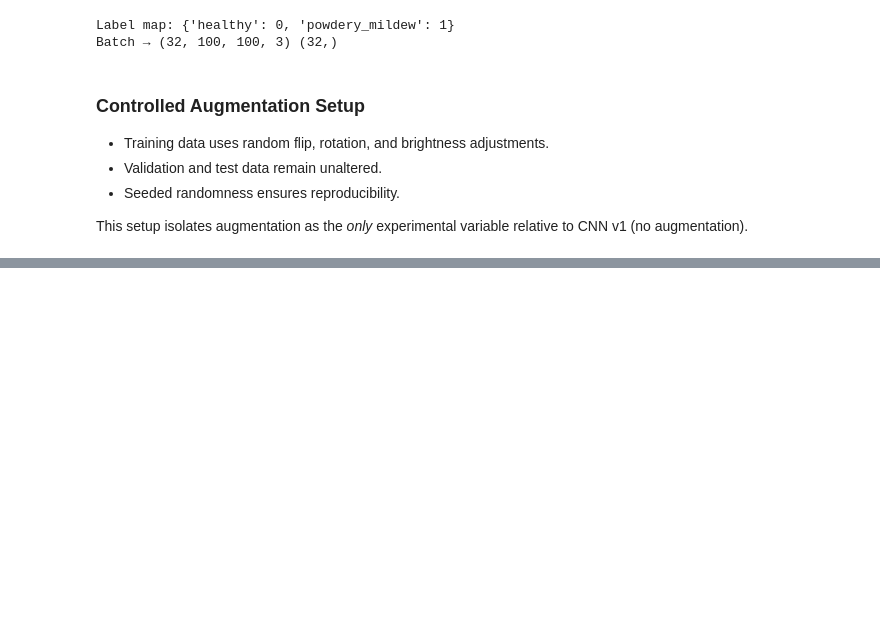
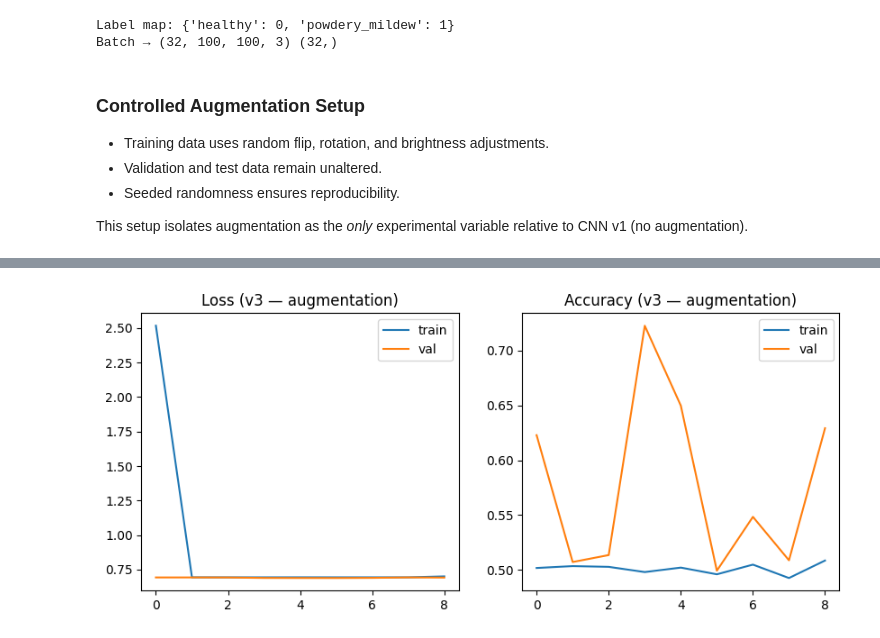
Before and after one commit to ksstrat/milestone-project-5, a Jupyter notebook: jupyter_notebooks/07_hypothesis_h3.ipynb, the cells around one changed output, grey strips where cells are left out. Drawn from its saved outputs; the diff is of its cells as text; code cells hidden in the pictures; blank space fills up the shorter version.

Commit message:
feat: train CNN v3 with augmented data and save training curves for H3 comparison (07_hypothesis_h3)

```diff
--- a/jupyter_notebooks/07_hypothesis_h3.ipynb
+++ b/jupyter_notebooks/07_hypothesis_h3.ipynb
@@ -182,0 +191,88 @@ This setup isolates augmentation as the *only* experimental variable relative to
+# %%
+from tensorflow.keras import layers, models, callbacks
+import matplotlib.pyplot as plt
+import pandas as pd
+
+# --- Output directories ---
+MODEL_DIR = ARTIFACTS_DIR / "v3" / "models"
+MODEL_DIR.mkdir(parents=True, exist_ok=True)
+
+PLOTS_V5_DIR = PLOTS_DIR.parent / "v5"
+PLOTS_V5_DIR.mkdir(parents=True, exist_ok=True)
+
+# --- Model definition (identical to v1) ---
+def build_baseline_cnn(input_shape=(*IMG_SIZE, 3), num_classes=2):
+    """Baseline CNN used for augmentation experiment."""
+    model = models.Sequential([
+        layers.Input(shape=input_shape),
+
+        layers.Conv2D(32, (3, 3), activation="relu", padding="same"),
+        layers.MaxPooling2D(2),
+
+        layers.Conv2D(64, (3, 3), activation="relu", padding="same"),
+        layers.MaxPooling2D(2),
+
+        layers.Flatten(),
+        layers.Dense(128, activation="relu"),
+        layers.Dropout(0.3),
+        layers.Dense(num_classes, activation="softmax"),
+    ])
+    model.compile(
+        optimizer="adam",
+        loss="sparse_categorical_crossentropy",
+        metrics=["accuracy"]
+    )
+    return model
+
+model_v3 = build_baseline_cnn(input_shape=(*IMG_SIZE, 3), num_classes=len(label_to_index))
+model_v3.summary()
+
+# --- Training setup ---
+EPOCHS = 20
+
+cb_earlystop = callbacks.EarlyStopping(
+    monitor="val_loss",
+    patience=3,
+    restore_best_weights=True
+)
+
+cb_checkpoint = callbacks.ModelCheckpoint(
+    filepath=str(MODEL_DIR / "cnn_v3_best.keras"),
+    monitor="val_accuracy",
+    save_best_only=True,
+    verbose=1
+)
+
+# --- Train model ---
+history_v3 = model_v3.fit(
+    train_ds,
+    validation_data=val_ds,
+    epochs=EPOCHS,
+    callbacks=[cb_earlystop, cb_checkpoint],
+    verbose=2
+)
+
+# --- Save training history ---
+hist_df_v3 = pd.DataFrame(history_v3.history)
+hist_path_v3 = MODEL_DIR / "cnn_v3_history.csv"
+hist_df_v3.to_csv(hist_path_v3, index=False)
+print("Saved training history:", hist_path_v3.resolve())
+
+# --- Plot curves ---
+fig, ax = plt.subplots(1, 2, figsize=(10, 4))
+ax[0].plot(history_v3.history["loss"], label="train")
+ax[0].plot(history_v3.history["val_loss"], label="val")
+ax[0].set_title("Loss (v3 — augmentation)")
+ax[0].legend()
+
+ax[1].plot(history_v3.history["accuracy"], label="train")
+ax[1].plot(history_v3.history["val_accuracy"], label="val")
+ax[1].set_title("Accuracy (v3 — augmentation)")
+ax[1].legend()
+
+out_plot_v3 = PLOTS_V5_DIR / "training_curves_v3.png"
+fig.savefig(out_plot_v3, bbox_inches="tight", dpi=150)
+plt.show()
+plt.close(fig)
+print("Saved:", out_plot_v3.resolve())
+# %% [output]
@@ -182,0 +319 @@ This setup isolates augmentation as the *only* experimental variable relative to
+[figure, added]
```
Also changed, not shown: parts of 3 cells of this notebook, 3 other files.
